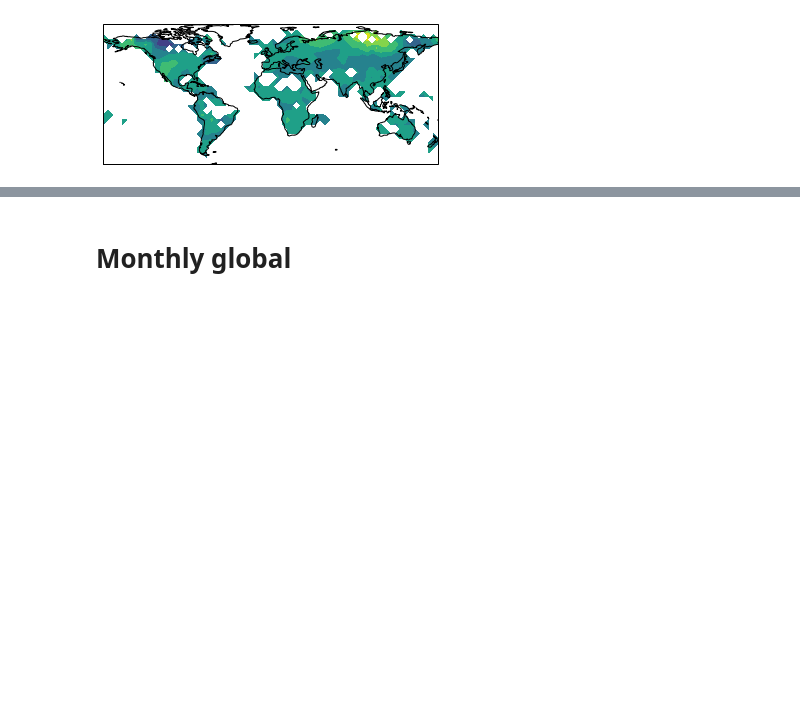
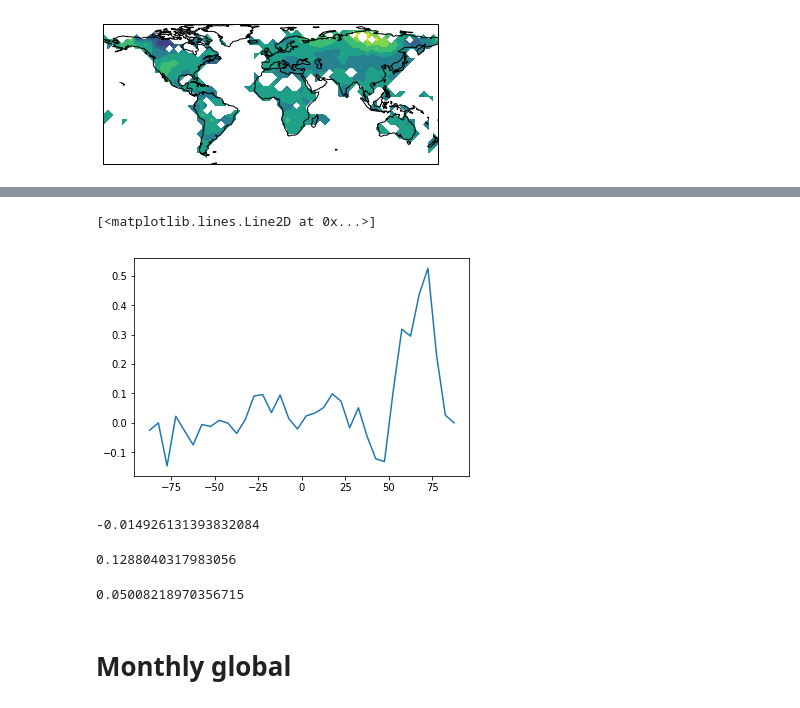
Before and after one commit to rursino/carbon-cycle-feedbacks, a Jupyter notebook: Peylin_flux/Notebooks/gridded_temp.ipynb, the cells around one changed output, grey strips where cells are left out. Saved outputs shown, nothing was run; the diff lists cells and outputs as text; code cells hidden in the pictures; blank space fills up the shorter version.

```diff
--- a/Peylin_flux/Notebooks/gridded_temp.ipynb
+++ b/Peylin_flux/Notebooks/gridded_temp.ipynb
@@ -97,0 +137,3 @@ plot_land(land.temperature_anomaly.sel(time="1959-06").values.squeeze())
+# %%
+lat = land.latitude
+lon = land.longitude
@@ -97,0 +179,3 @@ plot_land(land.temperature_anomaly.sel(time="1959-06").values.squeeze())
+# %%
+weights = earth_area_grid(lat,lon)
+weights
@@ -97,0 +196,3 @@ plot_land(land.temperature_anomaly.sel(time="1959-06").values.squeeze())
+# %%
+data = land.temperature_anomaly.sel(time="1959-06").values.squeeze()
+data
@@ -97,0 +207,5 @@ plot_land(land.temperature_anomaly.sel(time="1959-06").values.squeeze())
+# %%
+data[np.isnan(data)] = 0
+weights[np.isnan(data)] = 0
+result = np.average(data, axis=1, weights=weights)
+result
@@ -98,3 +221,20 @@ plot_land(land.temperature_anomaly.sel(time="1959-06").values.squeeze())
+# %%
+plt.plot(lat, result)
+# %% [output]
+[<matplotlib.lines.Line2D at 0x...>]
+[figure, added]
+# %%
+np.average(result[0:13])
+# %% [output]
+-0.014926131393832084
+# %%
+np.average(result[-13:])
+# %% [output]
+0.1288040317983056
+# %%
+np.average(result[13:-13])
+# %% [output]
+0.05008218970356715
 # %% [markdown]
 # Monthly global
 # %% [markdown]
```
Also changed, not shown: parts of 14 cells of this notebook, 1 other file.
